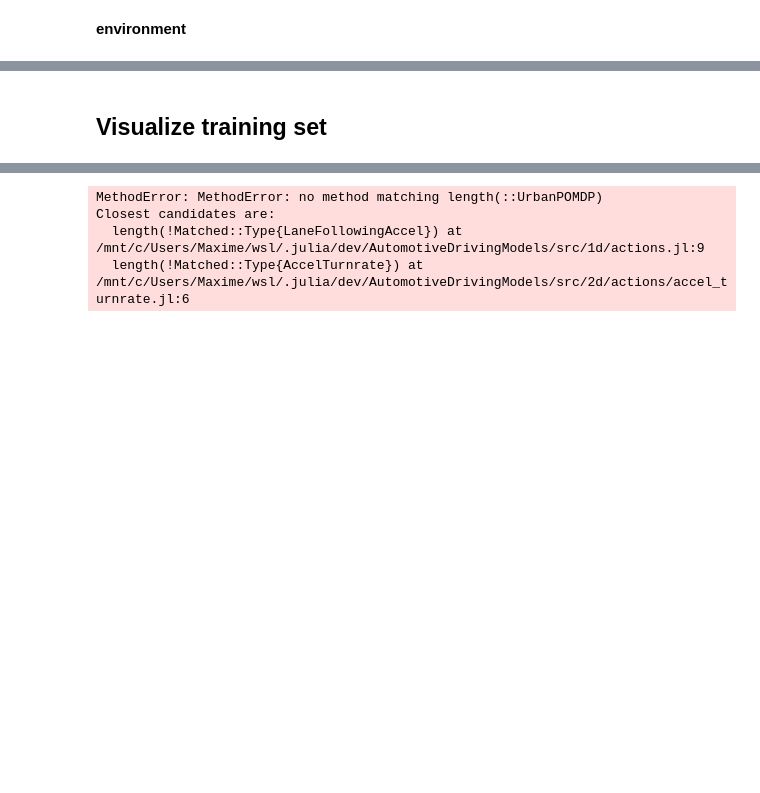
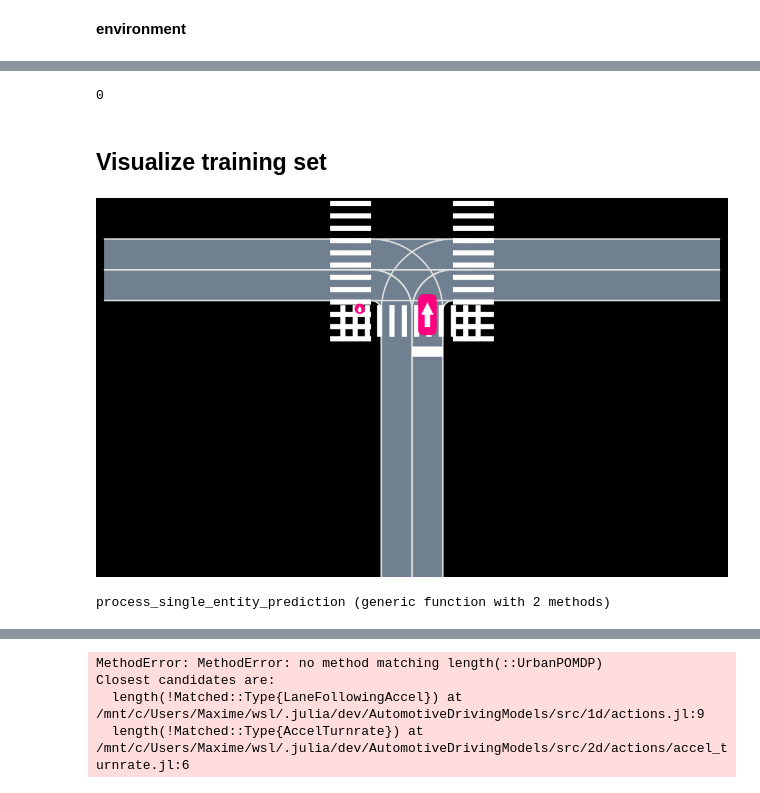
Before and after one commit to sisl/AutomotiveSafeRL, a Jupyter notebook: training_scripts/RNNFiltering/visualize_prediction.ipynb, the cells around one changed output, grey strips where cells are left out. Cells and saved outputs as stored; diff of their text form; code cells hidden in the pictures; blank space fills up the shorter version.

Commit message:
single entity tracking

```diff
--- a/training_scripts/RNNFiltering/visualize_prediction.ipynb
+++ b/training_scripts/RNNFiltering/visualize_prediction.ipynb
@@ -197,22 +163,0 @@ render_rect (generic function with 5 methods)
-# %%
-@with_kw mutable struct HistogramOverlay <: SceneOverlay
-    pos::VecSE2{Float64} = VecSE2(0.,0.)
-    incameraframe::Bool = true
-    label::String = "histogram"
-    val::Float64 = 0.5 # should be between 0 and 1
-    width::Float64 = 2.
-    height::Float64 = 5.
-    fill_color::Colorant = colorant"blue"
-    line_color::Colorant = colorant"white"
-    font_size::Int64 = 15 # [pix]
-    label_pos::VecSE2{Float64} = pos + VecSE2(0., -height/2)
-end
-
-function AutoViz.render!(rendermodel::RenderModel, overlay::HistogramOverlay, scene::Scene, roadway::R) where R
-    # render value
-    add_instruction!(rendermodel, render_rect, (overlay.pos.x, overlay.pos.y, overlay.width, overlay.val*overlay.height,overlay.fill_color, true, false), incameraframe=overlay.incameraframe)
-    # render histogram outline
-    add_instruction!(rendermodel, render_rect, (overlay.pos.x, overlay.pos.y, overlay.width, overlay.height, overlay.line_color), incameraframe=overlay.incameraframe)
-     # label
-    add_instruction!(rendermodel, render_text, (overlay.label, overlay.label_pos.x, overlay.label_pos.y, overlay.font_size, overlay.line_color), incameraframe=overlay.incameraframe)
-end
@@ -226,6 +166,38 @@ AutoViz.render(scene, pomdp.env, [overlay], cam=cam)
+# %%
+car_pomdp = deepcopy(pomdp)
+car_pomdp.max_peds = 0
+ped_pomdp = deepcopy(pomdp)
+ped_pomdp.max_cars = 0
+# %% [output]
+0
 # %% [markdown]
 ## Visualize training set
 # %%
 # include("data_generation.jl")
 # %%
 policy = RandomHoldPolicy(pomdp, 5, 0, UrbanAction(0.), rng);
+# %%
+Xc, Yc, Xp, Yp = collect_split_set(pomdp, policy, 400, rng, 1);
+# %%
+s = obs_to_scene(ped_pomdp, Xp[1][200])
+AutoViz.render(s, pomdp.env, cam=FitToContentCamera(0.0))
+# %% [output]
+[figure, added]
+# %%
+function process_single_entity_prediction(pomdp::UrbanPOMDP, b::Vector{Float64}, o::Vector{Float64}, pres_threshold::Float64=0.5)
+    n_features = pomdp.n_features
+    b_ = zeros(3*n_features) # should be 8 + obstacles
+    b_[1:4] = o[1:4] # ego state fully observable
+    # get car state from b
+    car_presence = b[5]
+    if rand() <  car_presence && (pres_threshold < car_presence)
+        b_[n_features+1:2*n_features] = b[1:4]
+    else
+        # absent
+        b_[n_features+1:2*n_features] = normalized_off_the_grid_pos(pomdp, o[1], o[2])
+    end
+    b_[2*n_features + 1:end] = o[end - n_features+1:end]
+    return b_
+end
+# %% [output]
+process_single_entity_prediction (generic function with 2 methods)
```
Also changed, not shown: parts of 9 cells of this notebook, 2 other files.
